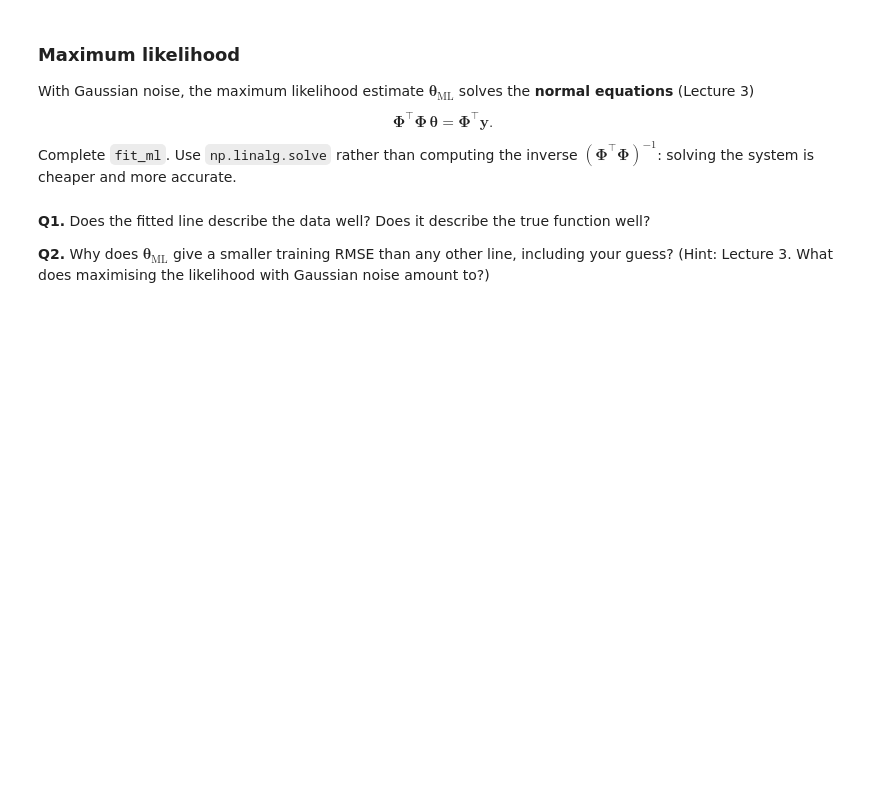
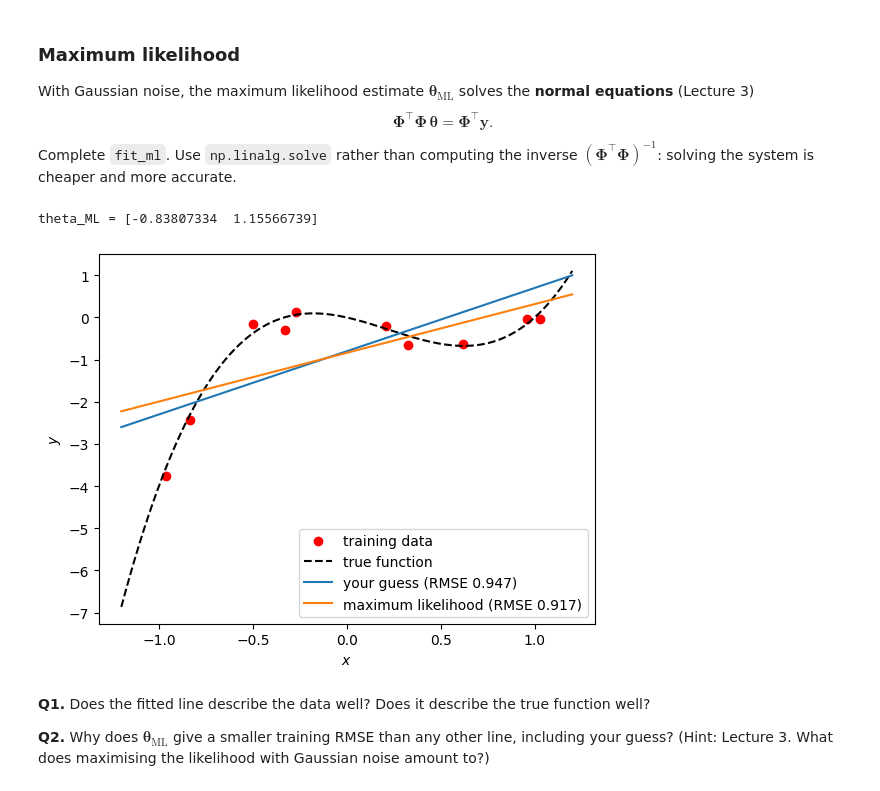
Before and after one commit to MickeEvans/Intro_Machine_Learning, a Jupyter notebook: lab1a-linear-regression.ipynb, the cells around one changed output. Cells and saved outputs as stored; diff of their text form; code cells hidden in the pictures; blank space fills up the shorter version.

Commit message:
Linear Regression solved

```diff
--- a/lab1a-linear-regression.ipynb
+++ b/lab1a-linear-regression.ipynb
@@ -118,19 +127,22 @@ solving the system is cheaper and more accurate.
 # %%
 def fit_ml(Phi, y):
     # maximum likelihood estimate: the solution of Phi^T Phi theta = Phi^T y
-    return ...   # EDIT
+    return np.linalg.solve(Phi.T @ Phi, Phi.T @ y)
 
 Phi_line = linear_features(x_train)
 theta_line = fit_ml(Phi_line, y_train)
 f_line = model(linear_features, theta_line)
 print('theta_ML =', theta_line.ravel())
 
 plt.figure()
 plt.plot(x_train, y_train, 'ro', label='training data')
 plt.plot(xx, f_true(xx), 'k--', label='true function')
 plt.plot(xx, f_guess(xx), label=f'your guess (RMSE {rmse(y_train, f_guess(x_train)):.3f})')
 plt.plot(xx, f_line(xx), label=f'maximum likelihood (RMSE {rmse(y_train, f_line(x_train)):.3f})')
 plt.xlabel('$x$'); plt.ylabel('$y$'); plt.legend();
+# %% [output]
+theta_ML = [-0.83807334  1.15566739]
+[figure, added]
 # %% [markdown]
 **Q1.** Does the fitted line describe the data well? Does it describe the true function well?
 
```
Also changed, not shown: parts of 25 cells of this notebook, 1 other file.
